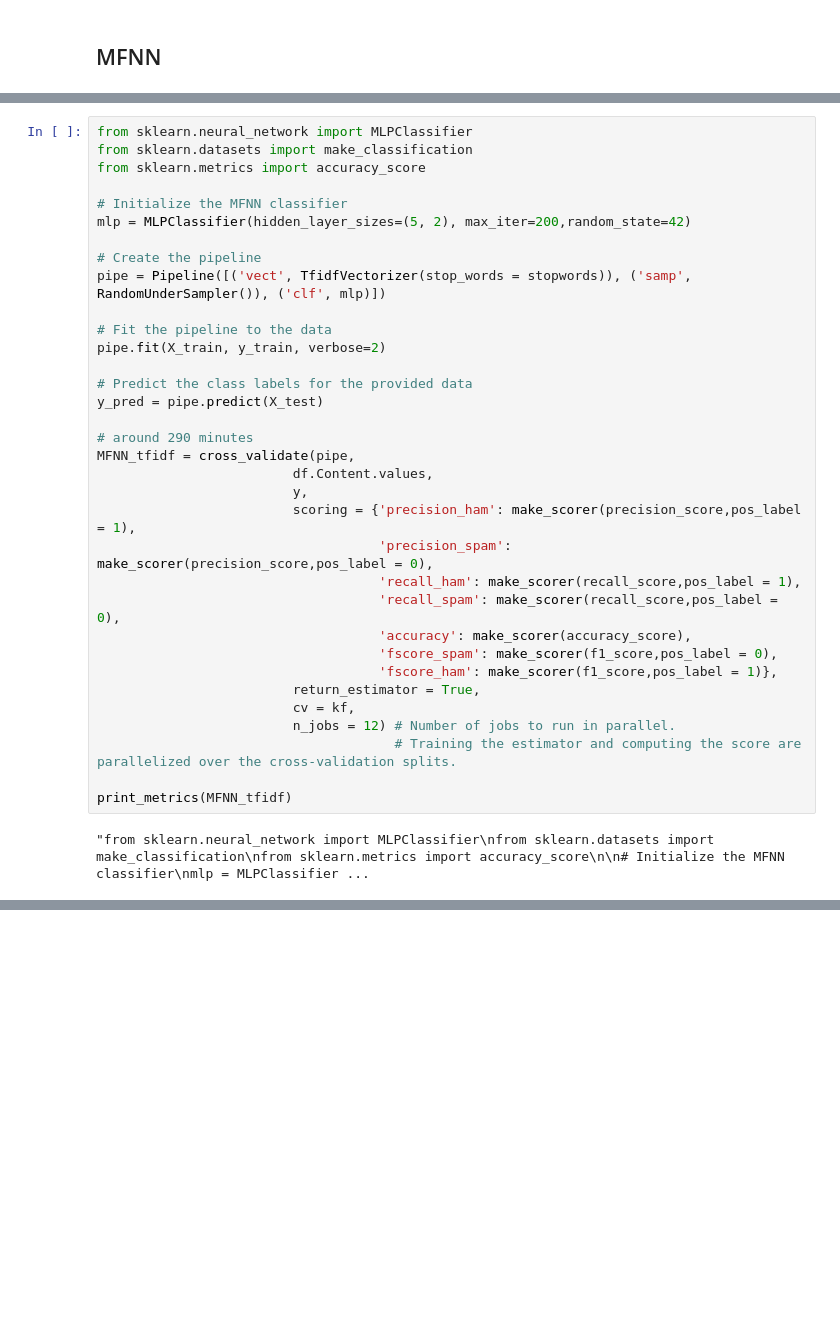
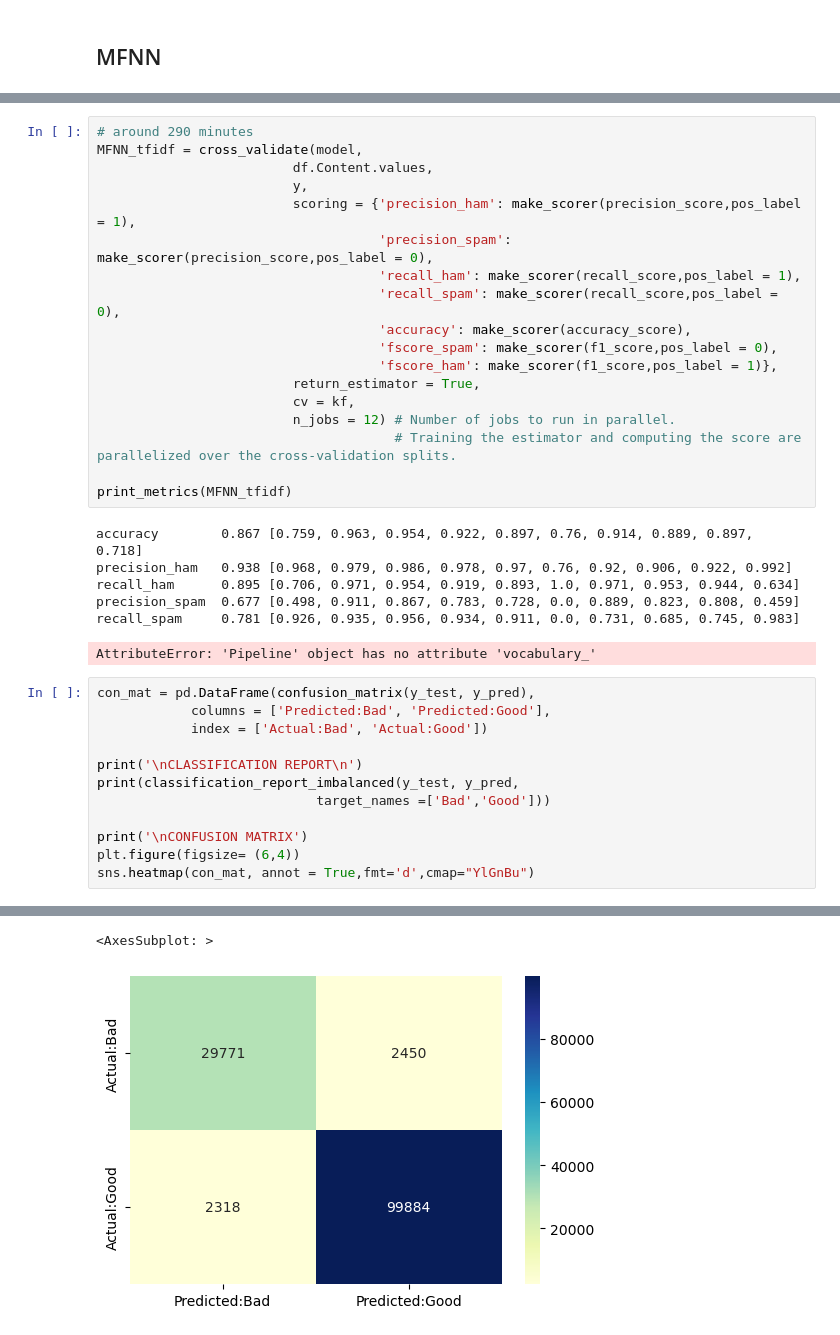
Before and after one commit to giacomovitangeli/phishing-detection, a Jupyter notebook: MFNN_phishing_detection.ipynb, the cells around one changed output, grey strips where cells are left out. Drawn from its saved outputs; the diff is of its cells as text; blank space fills up the shorter version.

```diff
--- a/MFNN_phishing_detection.ipynb
+++ b/MFNN_phishing_detection.ipynb
@@ -211,22 +230,6 @@ X_train, X_test, y_train, y_test = train_test_split(df.Content.values, y,
 # %%
-from sklearn.neural_network import MLPClassifier
-from sklearn.datasets import make_classification
-from sklearn.metrics import accuracy_score
-
-# Initialize the MFNN classifier
-mlp = MLPClassifier(hidden_layer_sizes=(5, 2), max_iter=200,random_state=42)
-
-# Create the pipeline
-pipe = Pipeline([('vect', TfidfVectorizer(stop_words = stopwords)), ('samp', RandomUnderSampler()), ('clf', mlp)])
-
-# Fit the pipeline to the data
-pipe.fit(X_train, y_train, verbose=2)
-
-# Predict the class labels for the provided data
-y_pred = pipe.predict(X_test)
-
 # around 290 minutes
-MFNN_tfidf = cross_validate(pipe,
+MFNN_tfidf = cross_validate(model,
                          df.Content.values,
                          y,
                          scoring = {'precision_ham': make_scorer(precision_score,pos_label = 1),
@@ -243,4 +246,22 @@ MFNN_tfidf = cross_validate(pipe,
 
 print_metrics(MFNN_tfidf)
 # %% [output]
-"from sklearn.neural_network import MLPClassifier\nfrom sklearn.datasets import make_classification\nfrom sklearn.metrics import accuracy_score\n\n# Initialize the MFNN classifier\nmlp = MLPClassifier ...
+accuracy        0.867 [0.759, 0.963, 0.954, 0.922, 0.897, 0.76, 0.914, 0.889, 0.897, 0.718]
+precision_ham   0.938 [0.968, 0.979, 0.986, 0.978, 0.97, 0.76, 0.92, 0.906, 0.922, 0.992]
+recall_ham      0.895 [0.706, 0.971, 0.954, 0.919, 0.893, 1.0, 0.971, 0.953, 0.944, 0.634]
+precision_spam  0.677 [0.498, 0.911, 0.867, 0.783, 0.728, 0.0, 0.889, 0.823, 0.808, 0.459]
+recall_spam     0.781 [0.926, 0.935, 0.956, 0.934, 0.911, 0.0, 0.731, 0.685, 0.745, 0.983]
+AttributeError: 'Pipeline' object has no attribute 'vocabulary_'
+# %%
+con_mat = pd.DataFrame(confusion_matrix(y_test, y_pred),
+            columns = ['Predicted:Bad', 'Predicted:Good'],
+            index = ['Actual:Bad', 'Actual:Good'])
+
+print('\nCLASSIFICATION REPORT\n')
+print(classification_report_imbalanced(y_test, y_pred,
+                            target_names =['Bad','Good']))
+
+print('\nCONFUSION MATRIX')
+plt.figure(figsize= (6,4))
+sns.heatmap(con_mat, annot = True,fmt='d',cmap="YlGnBu")
+# %% [output]
@@ -247 +279,3 @@ print_metrics(MFNN_tfidf)
+<AxesSubplot: >
+[figure, added]
 # %%
```
Also changed, not shown: parts of 5 cells of this notebook, 3 other files.
